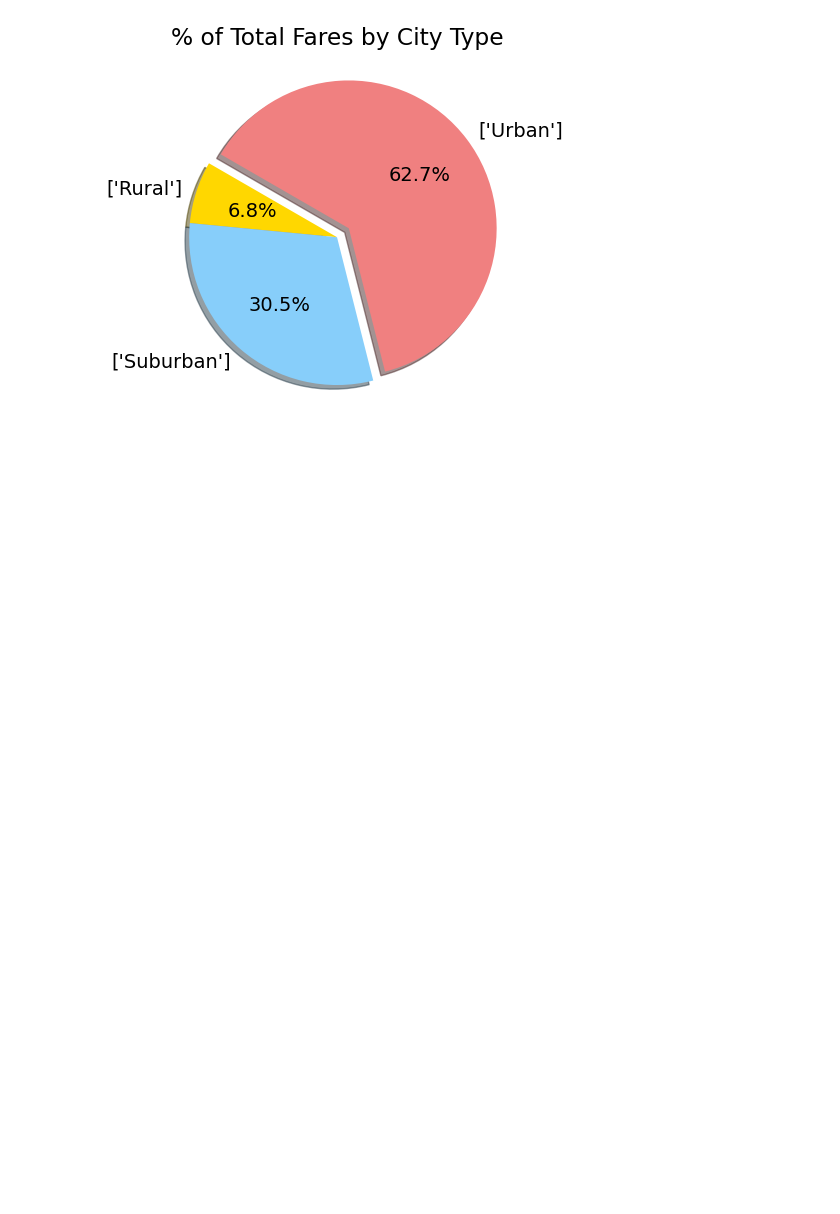
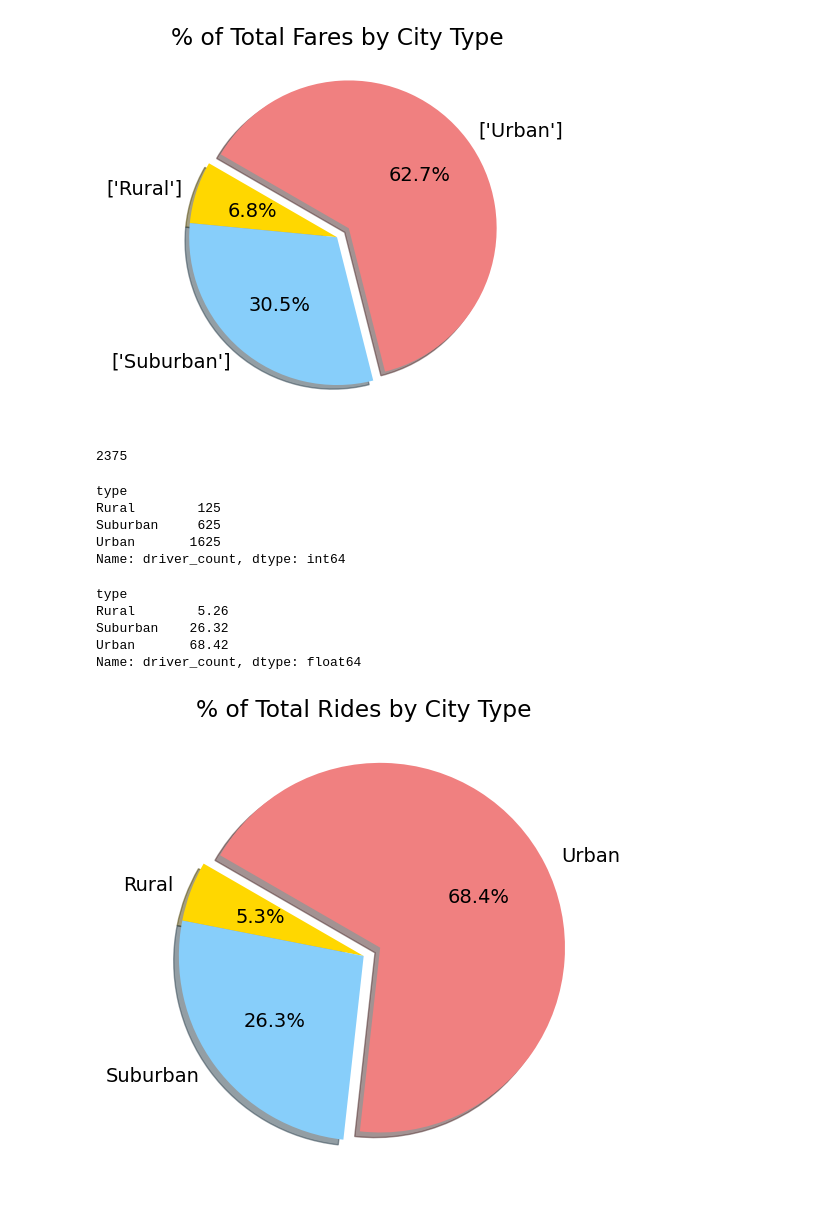
Before and after one commit to vikas0809/PyBer_Analysis, a Jupyter notebook: PyBer_Analysis.ipynb, the cells around one changed output. Cells and saved outputs as stored; diff of their text form; code cells hidden in the pictures; blank space fills up the shorter version.

```diff
--- a/PyBer_Analysis.ipynb
+++ b/PyBer_Analysis.ipynb
@@ -435,3 +435,44 @@ plt.savefig("analysis/Fig5.png")
 plt.show()
 # %% [output]
 [figure]
+# %%
+total_rides=df["ride_id"].count()
+total_rides
+# %% [output]
+2375
+# %%
+sum_rides_bytype=df.groupby("type")["driver_count"].count()
+sum_rides_bytype
+# %% [output]
+type
+Rural        125
+Suburban     625
+Urban       1625
+Name: driver_count, dtype: int64
+# %%
+percent_ride_bytype=round(100*df.groupby("type")["driver_count"].count()/df["ride_id"].count(),2)
+percent_ride_bytype
+# %% [output]
+type
+Rural        5.26
+Suburban    26.32
+Urban       68.42
+Name: driver_count, dtype: float64
+# %%
+# Build percentage of rides by city type pie chart.
+plt.subplots(figsize=(10, 6))
+plt.pie(percent_ride_bytype,
+    labels=["Rural", "Suburban", "Urban"],
+    colors=["gold", "lightskyblue", "lightcoral"],
+    explode=[0, 0, 0.1],
+    autopct='%1.1f%%',
+    shadow=True, startangle=150)
+plt.title("% of Total Rides by City Type")
+# Change the default font size from 10 to 14.
+mpl.rcParams['font.size'] = 14
+# Save Figure
+plt.savefig("analysis/Fig6.png")
+# Show Figure
+plt.show()
+# %% [output]
+[figure, added]
```
Also changed, not shown: 1 other file.
